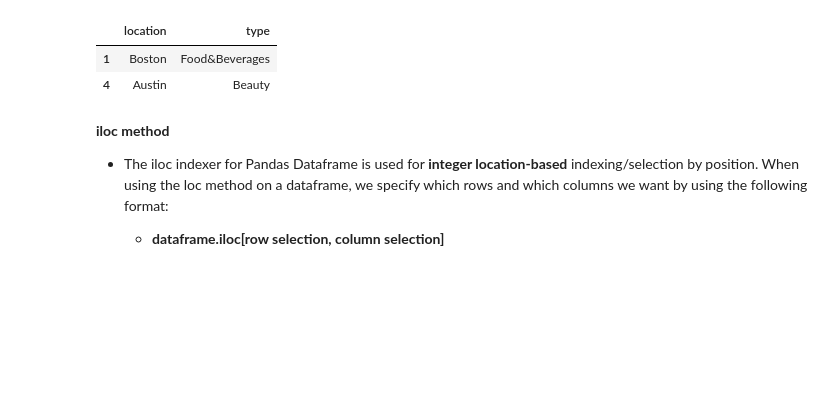
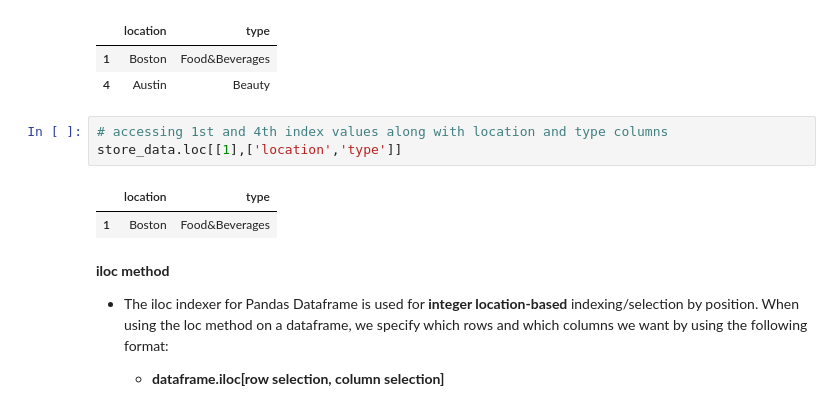
Before and after one commit to zypher-4/mit-adsp, a Jupyter notebook: Week 1/Pandas_for_Data_Science_Pandas.ipynb, the cells around one changed output. Cells and saved outputs as stored; diff of their text form; blank space fills up the shorter version.

```diff
--- a/Week 1/Pandas_for_Data_Science_Pandas.ipynb
+++ b/Week 1/Pandas_for_Data_Science_Pandas.ipynb
@@ -366,6 +375,12 @@ store_data.loc[[1,4],['location','type']]
 |  | location | type |
 | 1 | Boston | Food&Beverages |
 | 4 | Austin | Beauty |
+# %%
+# accessing 1st and 4th index values along with location and type columns
+store_data.loc[[1],['location','type']]
+# %% [output]
+|  | location | type |
+| 1 | Boston | Food&Beverages |
 # %% [markdown]
 **iloc method**
 
```
Also changed, not shown: parts of 3 cells of this notebook.
